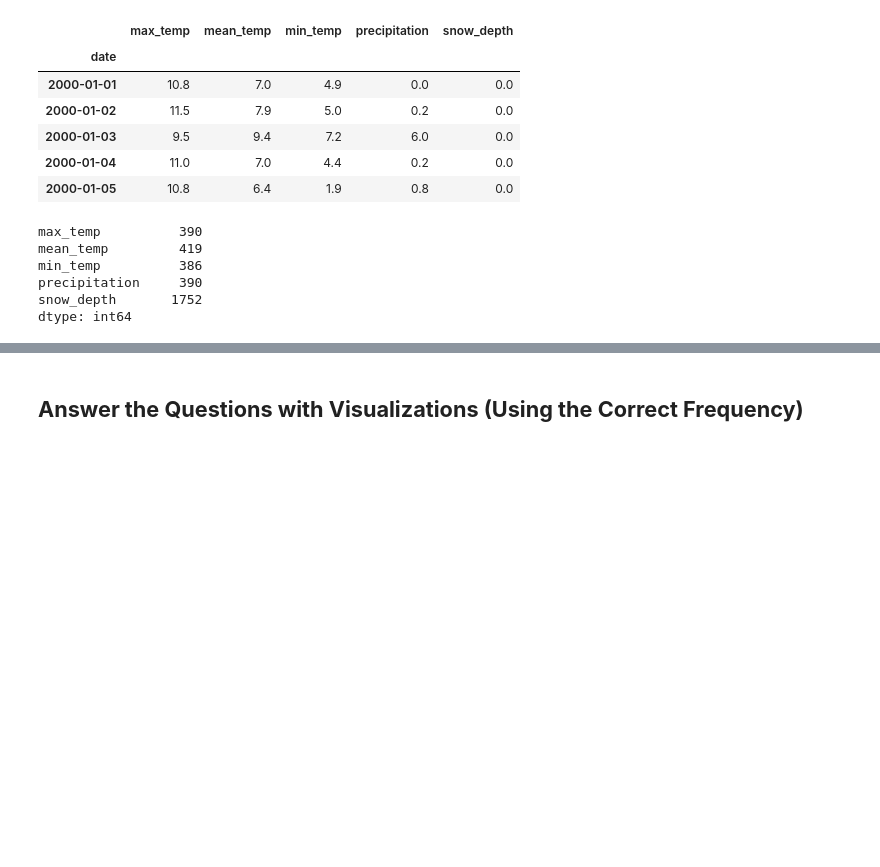
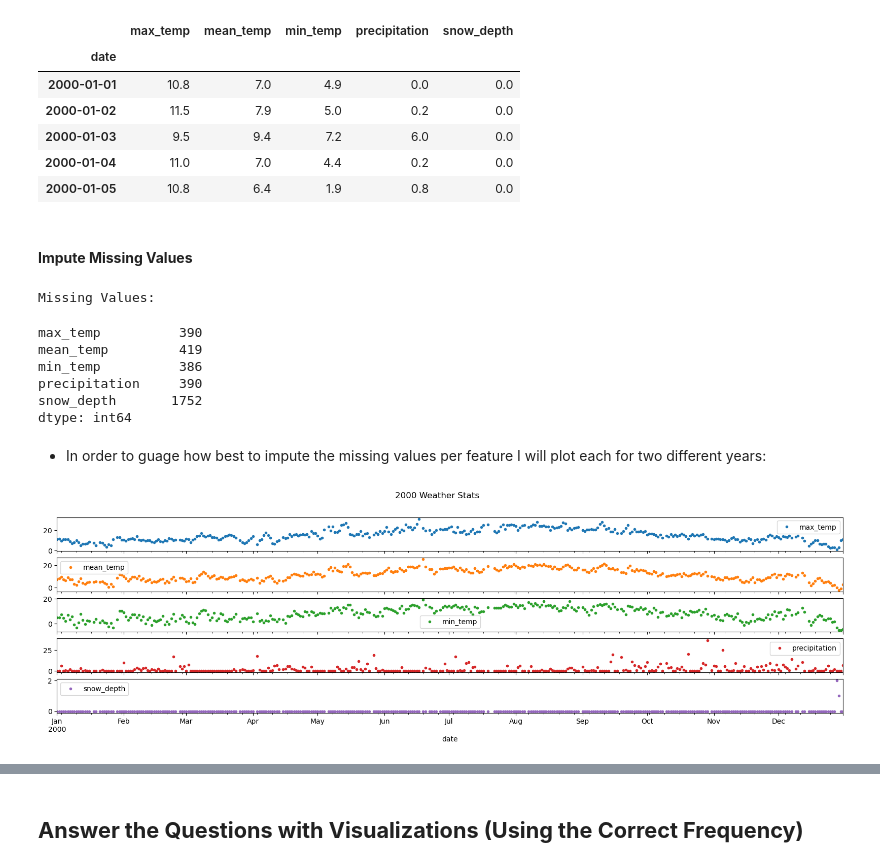
Before and after one commit to john-a-dixon/resampling-datetime-data, a Jupyter notebook: resample.ipynb, the cells around one changed output, grey strips where cells are left out. Saved outputs shown, nothing was run; the diff lists cells and outputs as text; code cells hidden in the pictures; blank space fills up the shorter version.

Commit message:
Added the first plot...but close enough to being done with it.

```diff
--- a/resample.ipynb
+++ b/resample.ipynb
@@ -76,16 +78,26 @@ final_df.head()
 | 2000-01-03 | 9.5 | 9.4 | 7.2 | 6.0 | 0.0 |
 | 2000-01-04 | 11.0 | 7.0 | 4.4 | 0.2 | 0.0 |
 | 2000-01-05 | 10.8 | 6.4 | 1.9 | 0.8 | 0.0 |
+# %% [markdown]
+#### **Impute Missing Values**
 # %%
 # Gauge missing values
+print("Missing Values:")
 final_df.isna().sum()
 # %% [output]
-max_temp          390
-mean_temp         419
-min_temp          386
-precipitation     390
-snow_depth       1752
-dtype: int64
+Missing Values:
+max_temp          390
+mean_temp         419
+min_temp          386
+precipitation     390
+snow_depth       1752
+dtype: int64
+# %% [markdown]
+- In order to guage how best to impute the missing values per feature I will plot each for two different years:
 # %%
 # Set default figure size.
 plt.rcParams['figure.figsize'] = (20, 5)
+# %%
+final_df.loc["2000"].plot(subplots=True, title="2000 Weather Stats", style=".");
+# %% [output]
+[figure, added]
```
Also changed, not shown: parts of 11 cells of this notebook.
